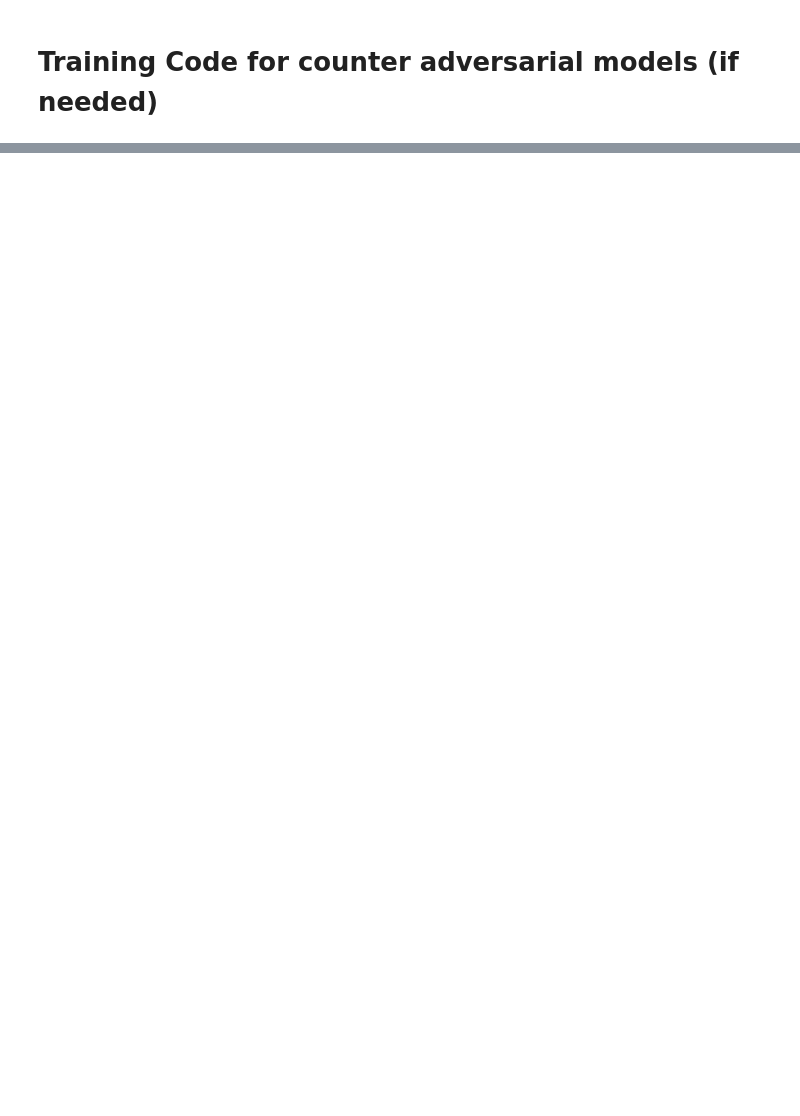
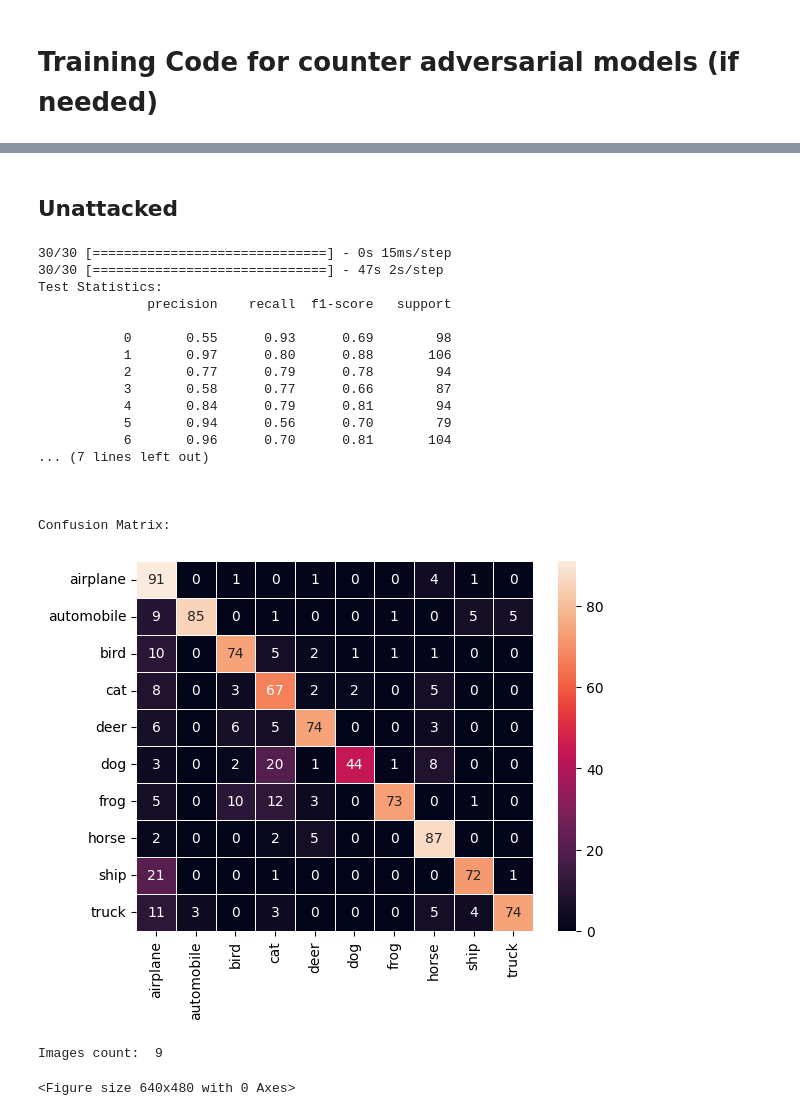
Before and after one commit to BGull00/CS525_Projects, a Jupyter notebook: COSC_525_FinalProject/analysis.ipynb, the cells around one changed output, grey strips where cells are left out. Drawn from its saved outputs; the diff is of its cells as text; code cells hidden in the pictures; blank space fills up the shorter version.

```diff
--- a/COSC_525_FinalProject/analysis.ipynb
+++ b/COSC_525_FinalProject/analysis.ipynb
@@ -390,0 +390,27 @@ RuntimeError: You must compile your model before training/testing. Use `model.co
+# %% [markdown]
+## Unattacked
+# %%
+a = conv.predict(X_unattacked_test)
+analysis(resnet, a*255, y_test)
+plot_image_grid(a[:9] * 255, save_grid_filename='denoised_attacked_imgs_connect.png')
+# %% [output]
+30/30 [==============================] - 0s 15ms/step
+30/30 [==============================] - 47s 2s/step
+Test Statistics:
+              precision    recall  f1-score   support
+
+           0       0.55      0.93      0.69        98
+           1       0.97      0.80      0.88       106
+           2       0.77      0.79      0.78        94
+           3       0.58      0.77      0.66        87
+           4       0.84      0.79      0.81        94
+           5       0.94      0.56      0.70        79
+           6       0.96      0.70      0.81       104
+... (7 lines left out)
+
+
+
+Confusion Matrix:
+[figure, added]
+Images count:  9
+<Figure size 640x480 with 0 Axes>
```
Also changed, not shown: parts of 18 cells of this notebook.
